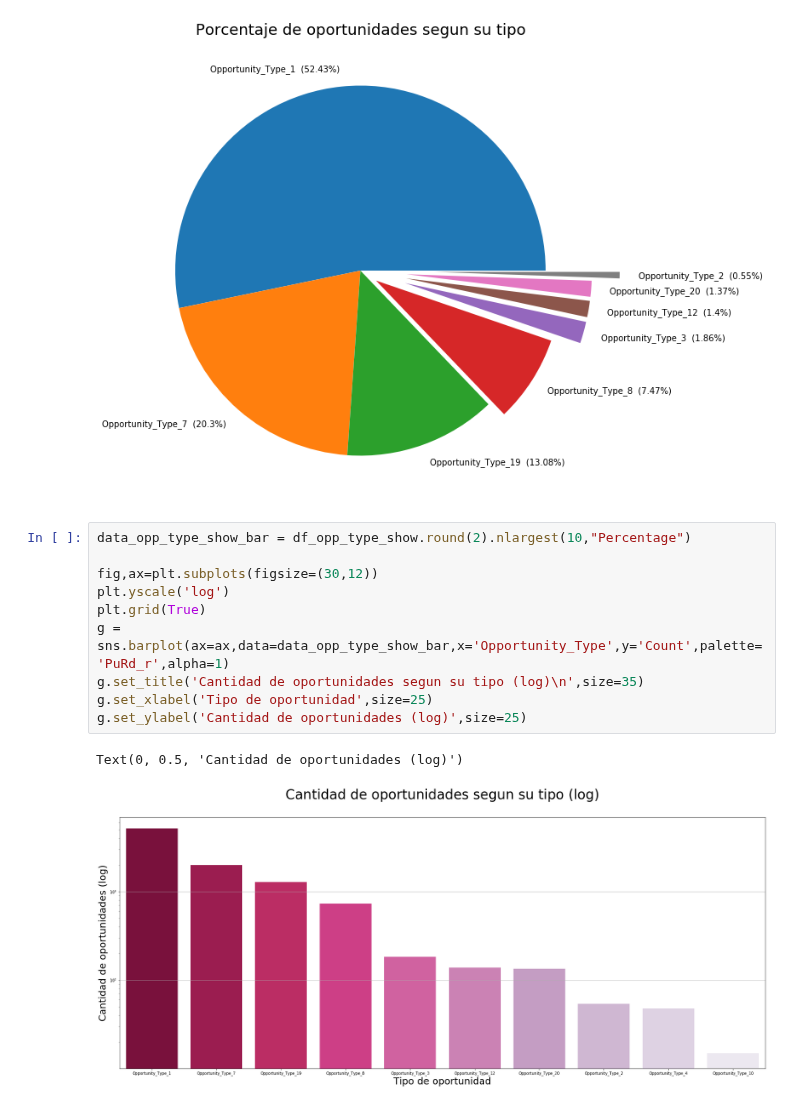
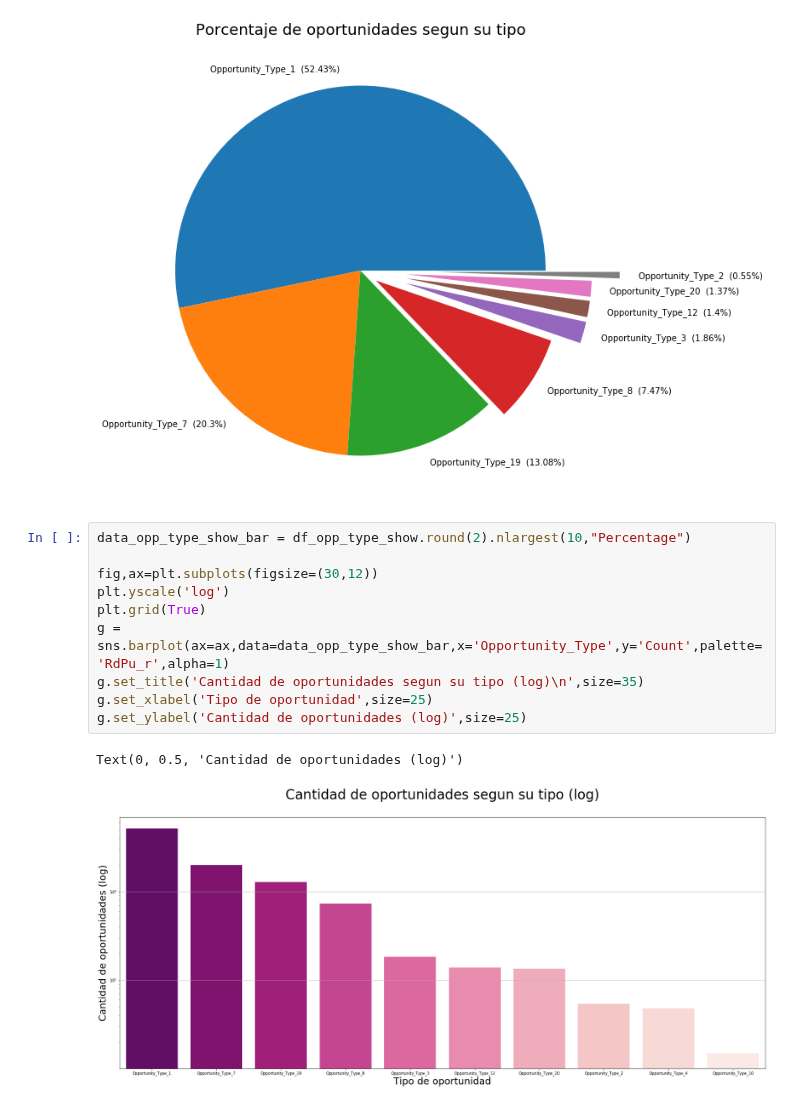
Before and after one commit to FernandoSinisi/Orga-Datos-2C-2020, a Jupyter notebook: TP1/vendedores_TP1.ipynb, the cells around one changed output. Drawn from its saved outputs; the diff is of its cells as text.

```diff
--- a/TP1/vendedores_TP1.ipynb
+++ b/TP1/vendedores_TP1.ipynb
@@ -281,13 +281,13 @@ plt.show()
 # %%
 data_opp_type_show_bar = df_opp_type_show.round(2).nlargest(10,"Percentage")
 
 fig,ax=plt.subplots(figsize=(30,12))
 plt.yscale('log')
 plt.grid(True)
-g = sns.barplot(ax=ax,data=data_opp_type_show_bar,x='Opportunity_Type',y='Count',palette='PuRd_r',alpha=1)
+g = sns.barplot(ax=ax,data=data_opp_type_show_bar,x='Opportunity_Type',y='Count',palette='RdPu_r',alpha=1)
 g.set_title('Cantidad de oportunidades segun su tipo (log)\n',size=35)
 g.set_xlabel('Tipo de oportunidad',size=25)
 g.set_ylabel('Cantidad de oportunidades (log)',size=25)
 # %% [output]
 Text(0, 0.5, 'Cantidad de oportunidades (log)')
-[figure, old version]
+[figure, new version]
```
Also changed, not shown: parts of 1 cell of this notebook, 6 other files.
